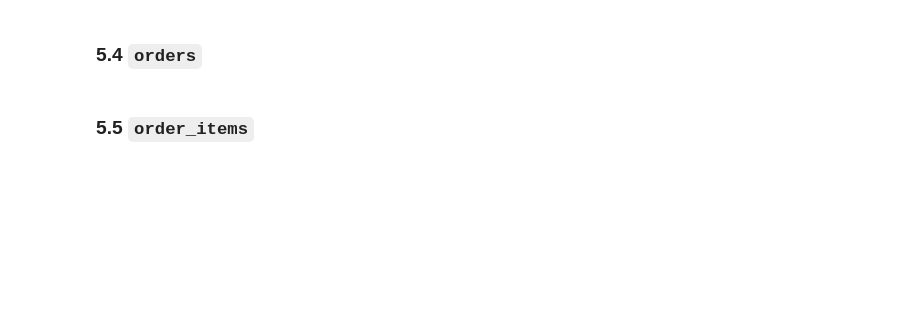
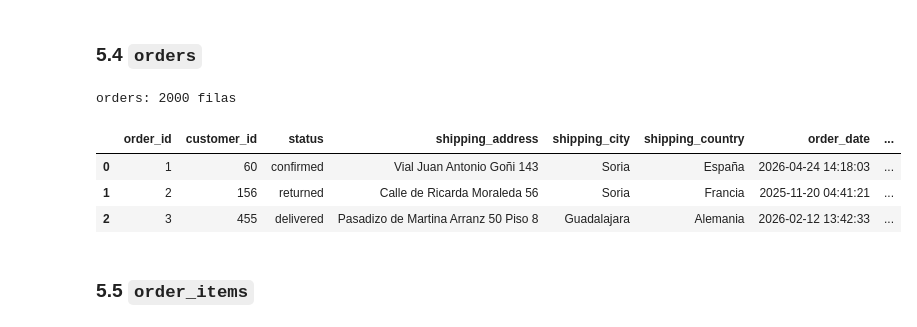
Before and after one commit to Angelica26-DS/TC-sql-TechZone, a Jupyter notebook: notebooks/03_generate_data.ipynb, the cells around one changed output. Drawn from its saved outputs; the diff is of its cells as text; code cells hidden in the pictures; blank space fills up the shorter version.

```diff
--- a/notebooks/03_generate_data.ipynb
+++ b/notebooks/03_generate_data.ipynb
@@ -167,49 +194,53 @@ NOW = datetime.now()
 orders = []
 
 for order_id in range(1, N_ORDERS + 1):
-    customer_id  = random.randint(1, N_CUSTOMERS)
-    registered   = customer_reg[customer_id]
+    customer_id = random.randint(1, N_CUSTOMERS)
+    registered  = customer_reg[customer_id]
 
-    # order_date siempre posterior a registered_at y nunca futura
-    order_date   = fake.date_time_between(start_date=registered, end_date=NOW)
+    # order_date entre registered_at y 20 dias antes de hoy
+    # Asi shipped_at (+1-5d) y delivered_at (+1-10d) nunca superan NOW
+    max_order = NOW - timedelta(days=20)
+    if registered >= max_order:
+        max_order = registered + timedelta(days=1)
+    order_date = fake.date_time_between(start_date=registered, end_date=max_order)
 
     status = random.choices(
         ORDER_STATUSES,
         weights=[5, 10, 15, 55, 10, 5]
     )[0]
 
     shipped_at   = None
     delivered_at = None
 
     if status in ("shipped", "delivered", "returned"):
         shipped_at = order_date + timedelta(days=random.randint(1, 5))
-        # Nunca fecha futura
-        if shipped_at > NOW:
-            shipped_at = NOW
 
     if status in ("delivered", "returned"):
         delivered_at = shipped_at + timedelta(days=random.randint(1, 10))
-        # Nunca fecha futura
-        if delivered_at > NOW:
-            delivered_at = NOW
 
     country = random.choice(COUNTRIES)
 
     orders.append({
         "order_id":          order_id,
         "customer_id":       customer_id,
         "status":            status,
         "shipping_address":  fake.street_address(),
         "shipping_city":     fake.city(),
         "shipping_country":  country,
         "order_date":        order_date,
         "shipped_at":        shipped_at,
         "delivered_at":      delivered_at
     })
 
 df_orders = pd.DataFrame(orders)
 print(f"orders: {len(df_orders)} filas")
 df_orders.head(3)
+# %% [output]
+orders: 2000 filas
+|  | order_id | customer_id | status | shipping_address | shipping_city | shipping_country | order_date | ... |
+| 0 | 1 | 60 | confirmed | Vial Juan Antonio Goñi 143 | Soria | España | 2026-04-24 14:18:03 | ... |
+| 1 | 2 | 156 | returned | Calle de Ricarda Moraleda 56 | Soria | Francia | 2025-11-20 04:41:21 | ... |
+| 2 | 3 | 455 | delivered | Pasadizo de Martina Arranz 50 Piso 8 | Guadalajara | Alemania | 2026-02-12 13:42:33 | ... |
 # %% [markdown]
 ### 5.5 `order_items`
 # %%
```
Also changed, not shown: parts of 10 cells of this notebook.
